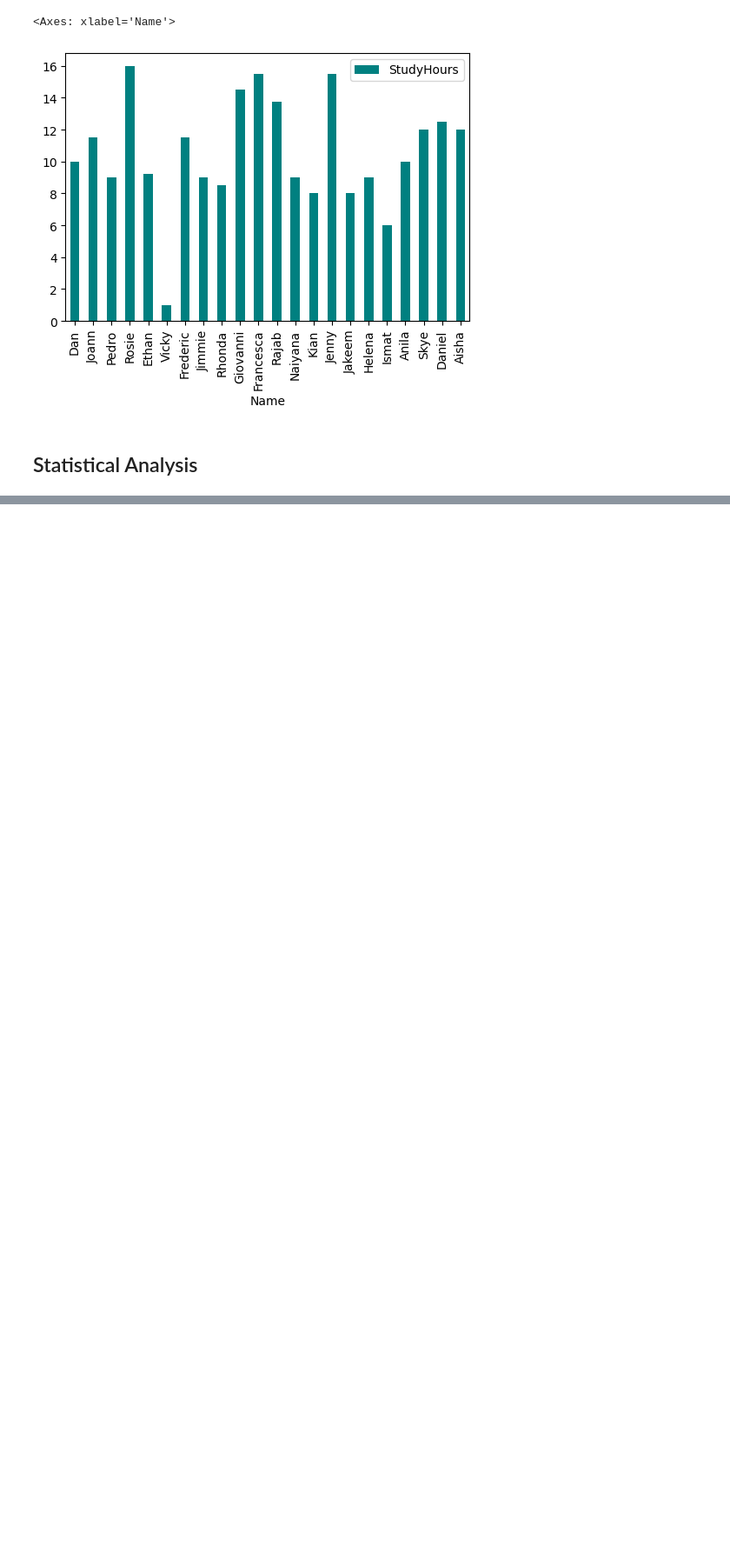
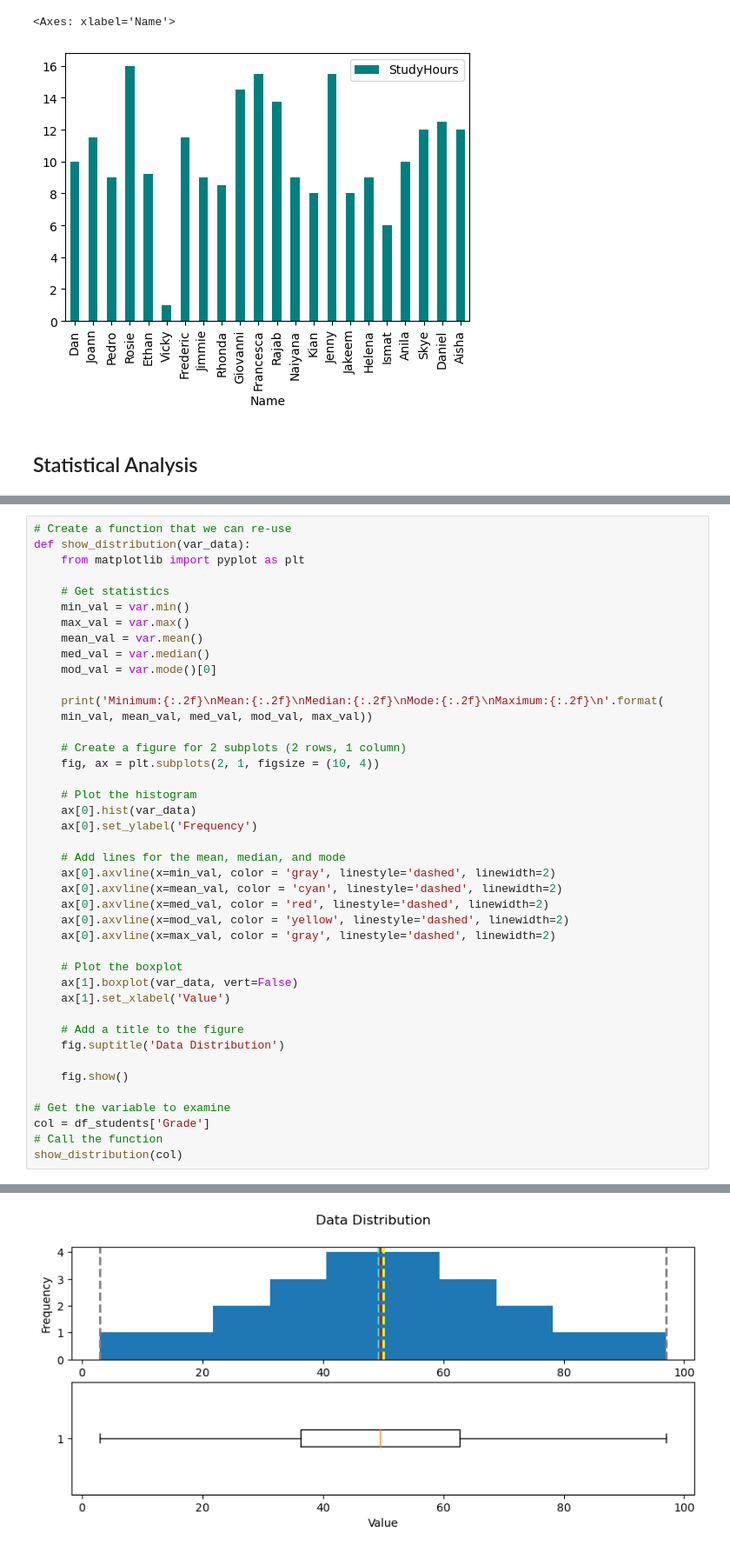
Before and after one commit to roangira99/Data-Analysis-ML, a Jupyter notebook: student_grades_viz.ipynb, the cells around one changed output, grey strips where cells are left out. Shown: that part at 87% size. Drawn from its saved outputs; the diff is of its cells as text; blank space fills up the shorter version.

```diff
--- a/student_grades_viz.ipynb
+++ b/student_grades_viz.ipynb
@@ -111,0 +197,43 @@ df_students.plot.bar(x='Name', y='StudyHours', color='teal', figsize=(6,4))
+# %%
+# Create a function that we can re-use
+def show_distribution(var_data):
+    from matplotlib import pyplot as plt
+
+    # Get statistics
+    min_val = var.min()
+    max_val = var.max()
+    mean_val = var.mean()
+    med_val = var.median()
+    mod_val = var.mode()[0]
+
+    print('Minimum:{:.2f}\nMean:{:.2f}\nMedian:{:.2f}\nMode:{:.2f}\nMaximum:{:.2f}\n'.format(
+    min_val, mean_val, med_val, mod_val, max_val))
+
+    # Create a figure for 2 subplots (2 rows, 1 column)
+    fig, ax = plt.subplots(2, 1, figsize = (10, 4))
+
+    # Plot the histogram
+    ax[0].hist(var_data)
+    ax[0].set_ylabel('Frequency')
+
+    # Add lines for the mean, median, and mode
+    ax[0].axvline(x=min_val, color = 'gray', linestyle='dashed', linewidth=2)
+    ax[0].axvline(x=mean_val, color = 'cyan', linestyle='dashed', linewidth=2)
+    ax[0].axvline(x=med_val, color = 'red', linestyle='dashed', linewidth=2)
+    ax[0].axvline(x=mod_val, color = 'yellow', linestyle='dashed', linewidth=2)
+    ax[0].axvline(x=max_val, color = 'gray', linestyle='dashed', linewidth=2)
+
+    # Plot the boxplot
+    ax[1].boxplot(var_data, vert=False)
+    ax[1].set_xlabel('Value')
+
+    # Add a title to the figure
+    fig.suptitle('Data Distribution')
+
+    fig.show()
+
+# Get the variable to examine
+col = df_students['Grade']
+# Call the function
+show_distribution(col)
+# %% [output]
@@ -111,0 +245 @@ df_students.plot.bar(x='Name', y='StudyHours', color='teal', figsize=(6,4))
+[figure, added]
```
Also changed, not shown: parts of 15 cells of this notebook.
